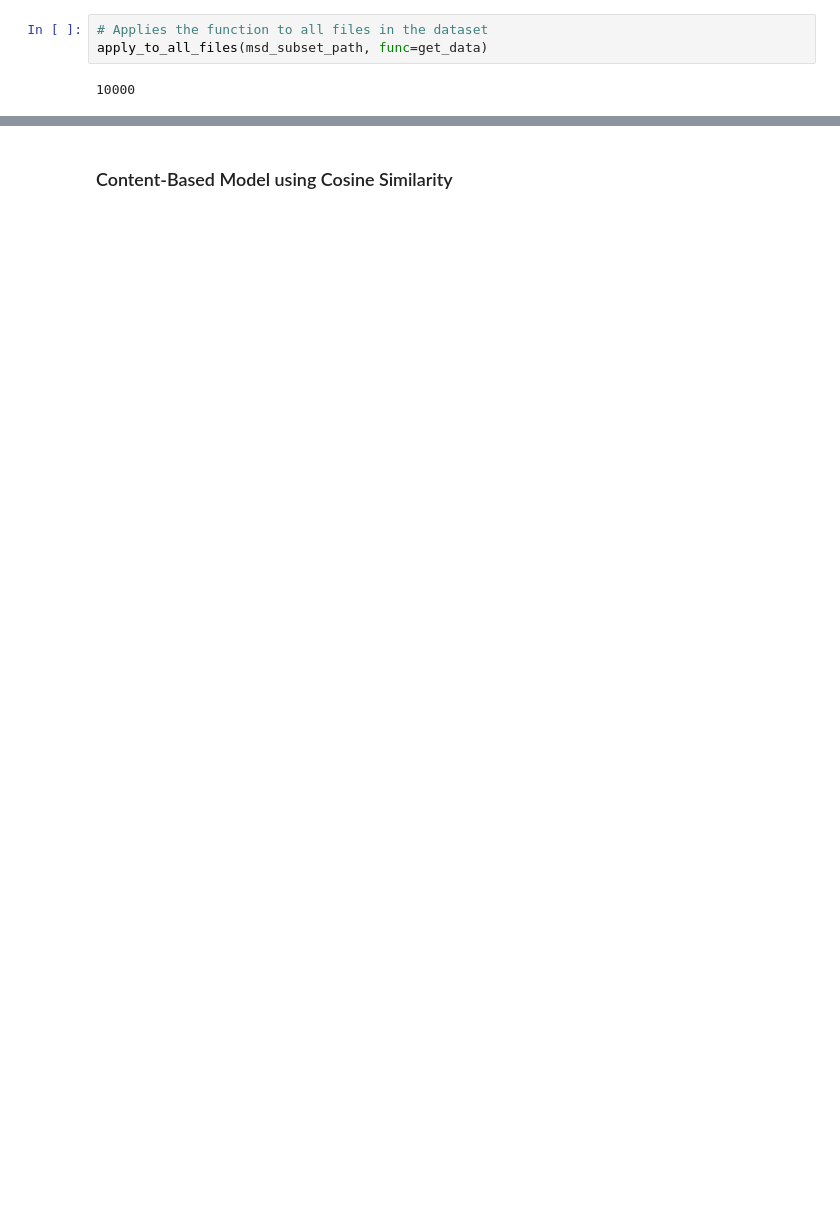
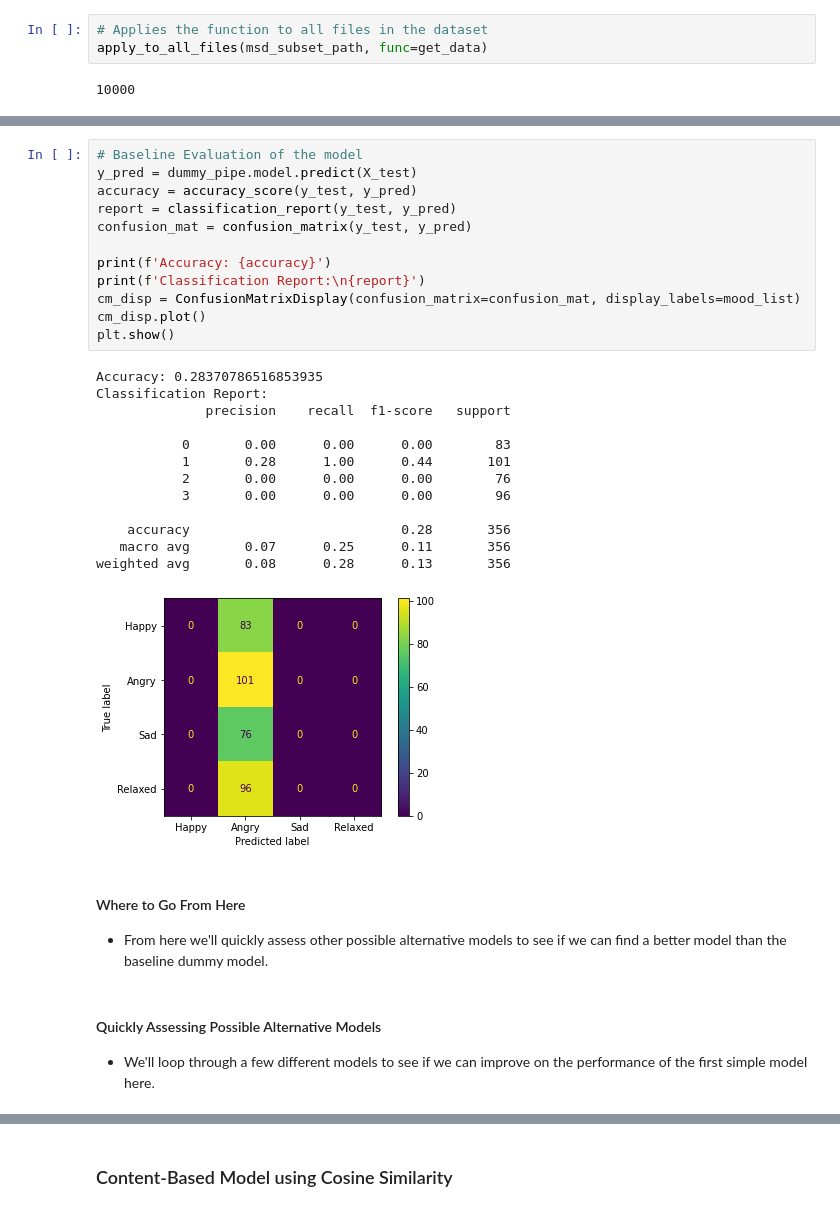
Before and after one commit to jamesleemeredith/Enhancing-Spotifys-Recommendation-System-with-Context-Specific-Music-Recommendations, a Jupyter notebook: index.ipynb, the cells around one changed output, grey strips where cells are left out. Cells and saved outputs as stored; diff of their text form; blank space fills up the shorter version.

```diff
--- a/index.ipynb
+++ b/index.ipynb
@@ -315,0 +915,32 @@ df.head()
+# %%
+# Baseline Evaluation of the model
+y_pred = dummy_pipe.model.predict(X_test)
+accuracy = accuracy_score(y_test, y_pred)
+report = classification_report(y_test, y_pred)
+confusion_mat = confusion_matrix(y_test, y_pred)
+
+print(f'Accuracy: {accuracy}')
+print(f'Classification Report:\n{report}')
+cm_disp = ConfusionMatrixDisplay(confusion_matrix=confusion_mat, display_labels=mood_list)
+cm_disp.plot()
+plt.show()
+# %% [output]
+Accuracy: 0.28370786516853935
+Classification Report:
+              precision    recall  f1-score   support
+
+           0       0.00      0.00      0.00        83
+           1       0.28      1.00      0.44       101
+           2       0.00      0.00      0.00        76
+           3       0.00      0.00      0.00        96
+
+    accuracy                           0.28       356
+   macro avg       0.07      0.25      0.11       356
+weighted avg       0.08      0.28      0.13       356
+[figure, added]
+# %% [markdown]
+#### Where to Go From Here
+- From here we'll quickly assess other possible alternative models to see if we can find a better model than the baseline dummy model.
+# %% [markdown]
+#### Quickly Assessing Possible Alternative Models
+- We'll loop through a few different models to see if we can improve on the performance of the first simple model here.
```
Also changed, not shown: parts of 126 cells of this notebook, 1 other file.
